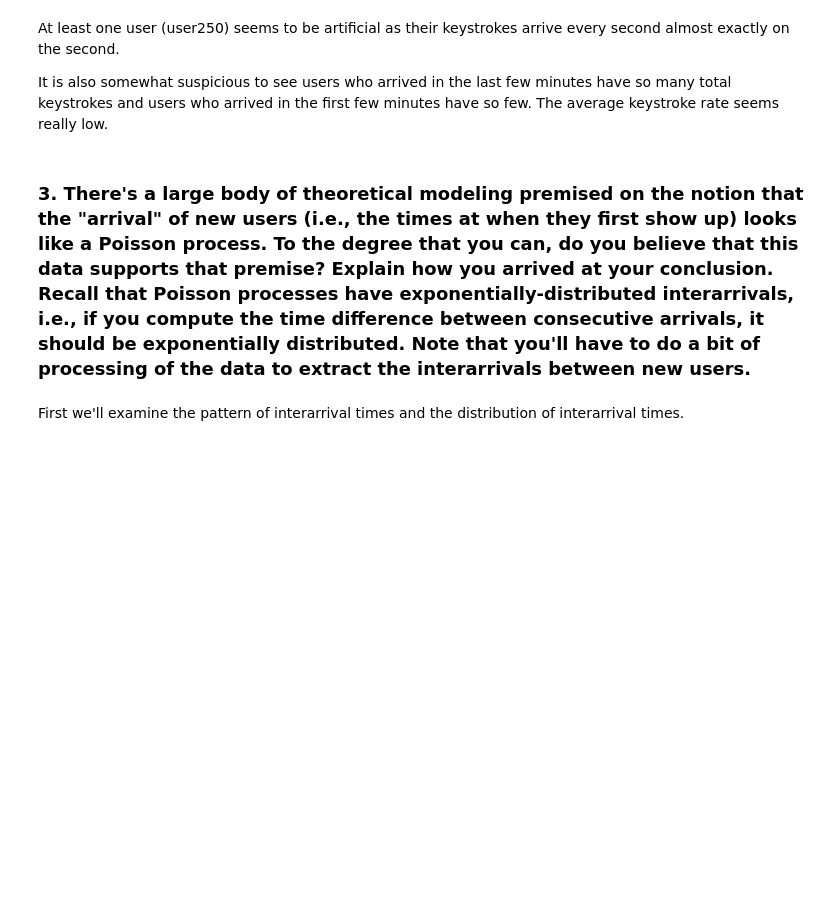
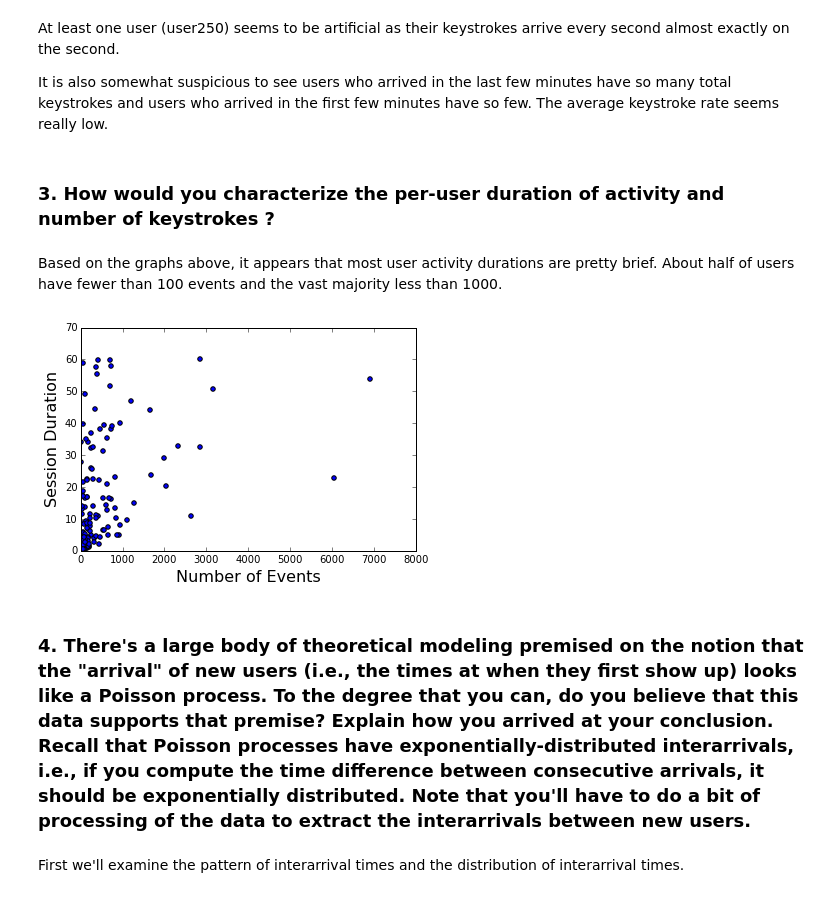
Before and after one commit to salspaugh/empirical-analysis, a Jupyter notebook: assignment1/assignment1.ipynb, the cells around one changed output. Saved outputs shown, nothing was run; the diff lists cells and outputs as text; code cells hidden in the pictures; blank space fills up the shorter version.

```diff
--- a/assignment1/assignment1.ipynb
+++ b/assignment1/assignment1.ipynb
@@ -318,8 +342,26 @@ _ = plt.axhline(np.mean(keyrates_per_min), linestyle=':')
 At least one user (user250) seems to be artificial as their keystrokes arrive every second almost exactly on the second.
 
 It is also somewhat suspicious to see users who arrived in the last few minutes have so many total keystrokes and users who arrived in the first few minutes have so few. The average keystroke rate seems really low.
+# %% [markdown]
+### 3. How would you characterize the per-user duration of activity and number of keystrokes ?
+# %% [markdown]
+Based on the graphs above, it appears that most user activity durations are pretty brief. About half of users have fewer than 100 events and the vast majority less than 1000.
+# %%
+durations = []
+nevents = []
+for (user, timestamps) in keystrokes_by_user.iteritems():
+    durations.append((timestamps[-1] - timestamps[0])/60.)
+    nevents.append(len(timestamps))
+
+plt.scatter(nevents, durations)
+plt.xlim(xmin=0)
+plt.xlabel("Number of Events", fontsize=16)
+plt.ylim(ymin=0)
+_ = plt.ylabel("Session Duration", fontsize=16)
+# %% [output]
+[figure, added]
 # %% [markdown]
-### 3. There's a large body of theoretical modeling premised on the notion that the "arrival" of new users (i.e., the times at when they first show up) looks like a Poisson process. To the degree that you can, do you believe that this data supports that premise? Explain how you arrived at your conclusion. Recall that Poisson processes have exponentially-distributed interarrivals, i.e., if you compute the time difference between consecutive arrivals, it should be exponentially distributed. Note that you'll have to do a bit of processing of the data to extract the interarrivals between new users.
+### 4. There's a large body of theoretical modeling premised on the notion that the "arrival" of new users (i.e., the times at when they first show up) looks like a Poisson process. To the degree that you can, do you believe that this data supports that premise? Explain how you arrived at your conclusion. Recall that Poisson processes have exponentially-distributed interarrivals, i.e., if you compute the time difference between consecutive arrivals, it should be exponentially distributed. Note that you'll have to do a bit of processing of the data to extract the interarrivals between new users.
 # %% [markdown]
 First we'll examine the pattern of interarrival times and the distribution of interarrival times.
 # %%
```
Also changed, not shown: parts of 63 cells of this notebook, 10 other files.
